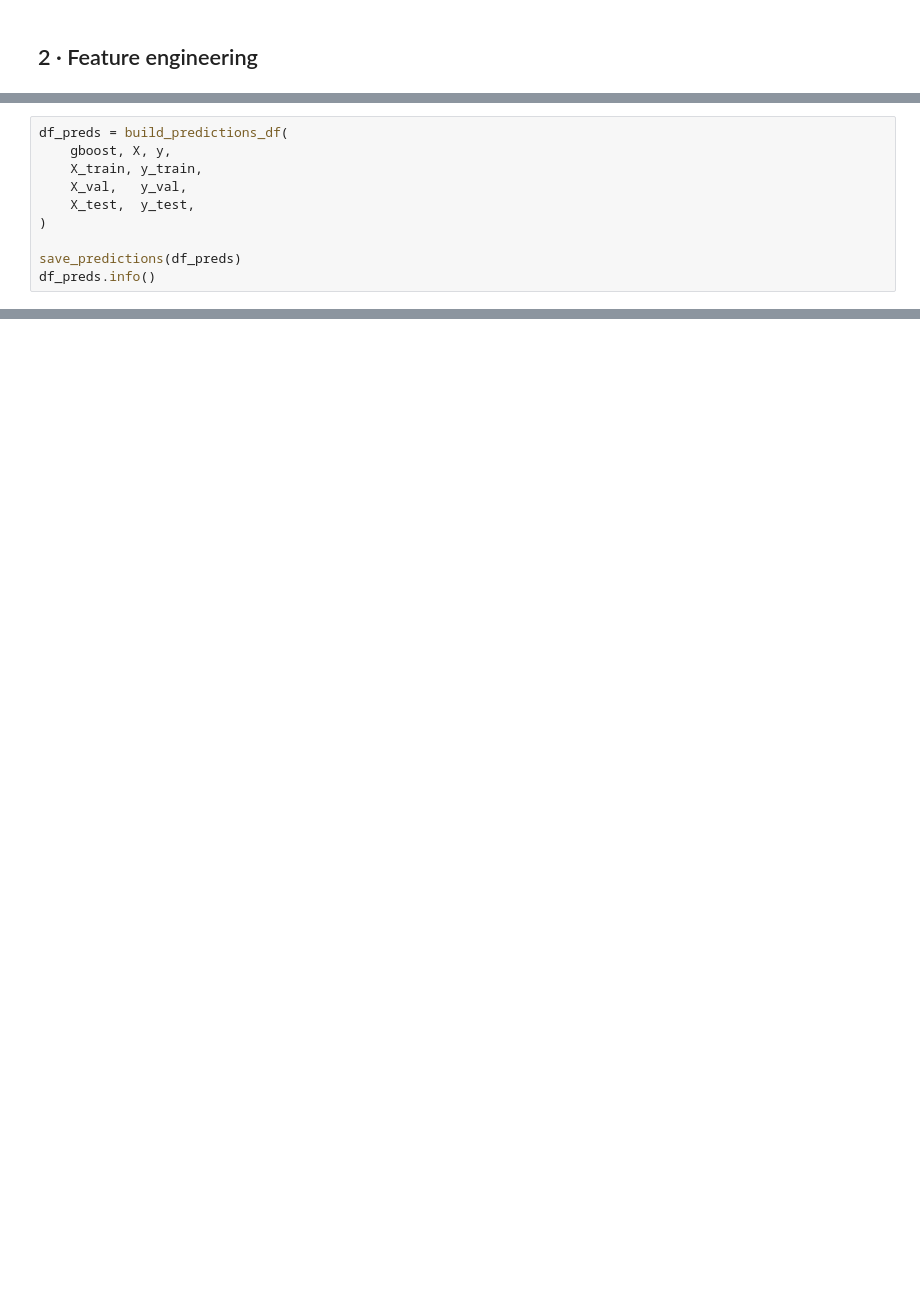
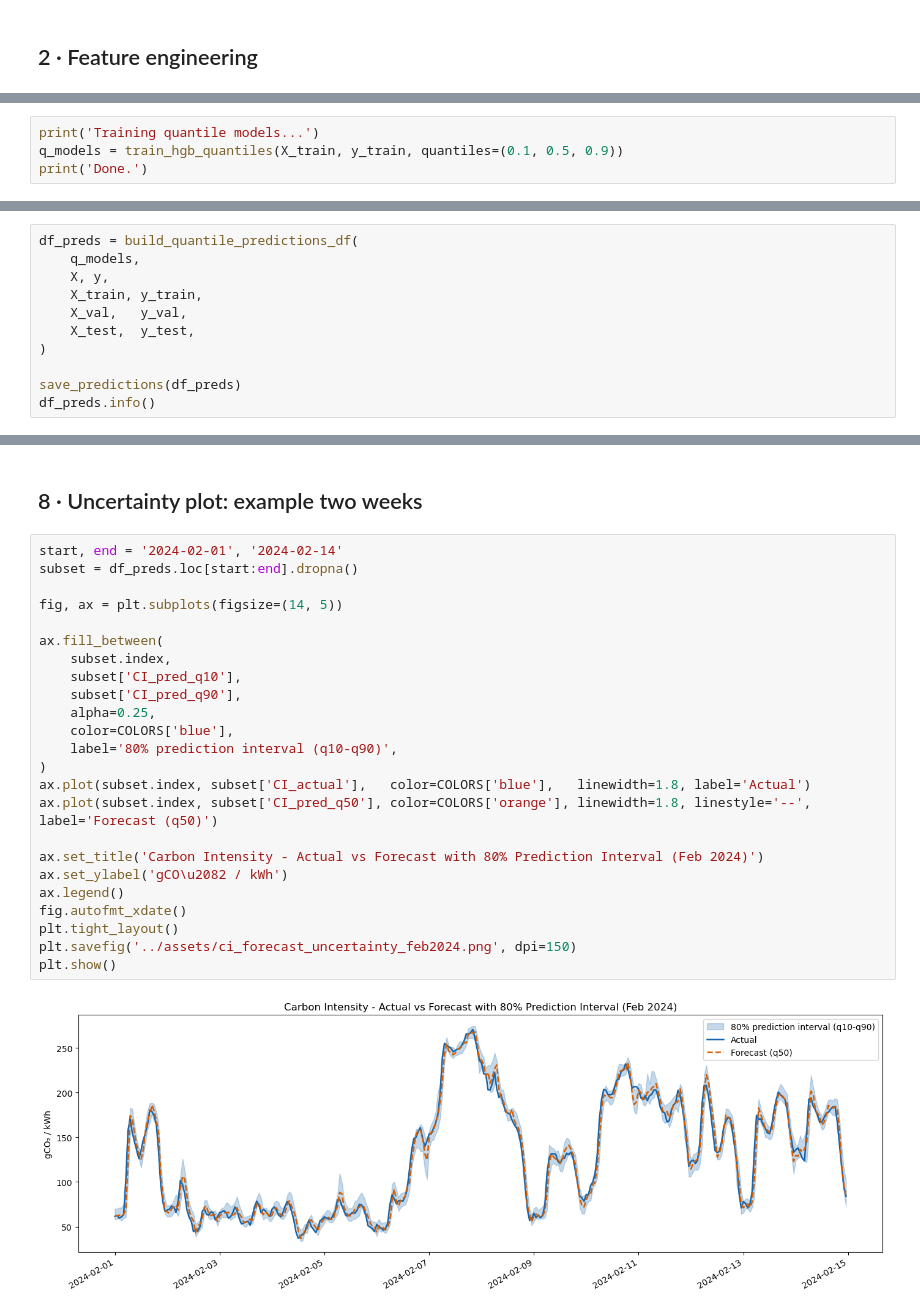
Before and after one commit to KrisN13/Forecasting-UK-Grid-Carbon-Intensity, a Jupyter notebook: notebooks/04_feature_engineering_and_models.ipynb, the cells around one changed output, grey strips where cells are left out. Drawn from its saved outputs; the diff is of its cells as text; blank space fills up the shorter version.

Commit message:
Added quantile HGB models: 80% prediction intervals (q10, q50, q90), coverage 76.8%

```diff
--- a/notebooks/04_feature_engineering_and_models.ipynb
+++ b/notebooks/04_feature_engineering_and_models.ipynb
@@ -51,0 +85,4 @@ summarise_results(results)
+# %%
+print('Training quantile models...')
+q_models = train_hgb_quantiles(X_train, y_train, quantiles=(0.1, 0.5, 0.9))
+print('Done.')
@@ -54,6 +119,7 @@ summarise_results(results)
 # %%
-df_preds = build_predictions_df(
-    gboost, X, y,
+df_preds = build_quantile_predictions_df(
+    q_models,
+    X, y,
     X_train, y_train,
     X_val,   y_val,
     X_test,  y_test,
@@ -64 +153,29 @@ df_preds.info()
+# %% [markdown]
+## 8 · Uncertainty plot: example two weeks
+# %%
+start, end = '2024-02-01', '2024-02-14'
+subset = df_preds.loc[start:end].dropna()
+
+fig, ax = plt.subplots(figsize=(14, 5))
+
+ax.fill_between(
+    subset.index,
+    subset['CI_pred_q10'],
+    subset['CI_pred_q90'],
+    alpha=0.25,
+    color=COLORS['blue'],
+    label='80% prediction interval (q10-q90)',
+)
+ax.plot(subset.index, subset['CI_actual'],   color=COLORS['blue'],   linewidth=1.8, label='Actual')
+ax.plot(subset.index, subset['CI_pred_q50'], color=COLORS['orange'], linewidth=1.8, linestyle='--', label='Forecast (q50)')
+
+ax.set_title('Carbon Intensity - Actual vs Forecast with 80% Prediction Interval (Feb 2024)')
+ax.set_ylabel('gCO\u2082 / kWh')
+ax.legend()
+fig.autofmt_xdate()
+plt.tight_layout()
+plt.savefig('../assets/ci_forecast_uncertainty_feb2024.png', dpi=150)
+plt.show()
+# %% [output]
+[figure, added]
 # %% [markdown]
```
Also changed, not shown: parts of 19 cells of this notebook, 2 other files.
